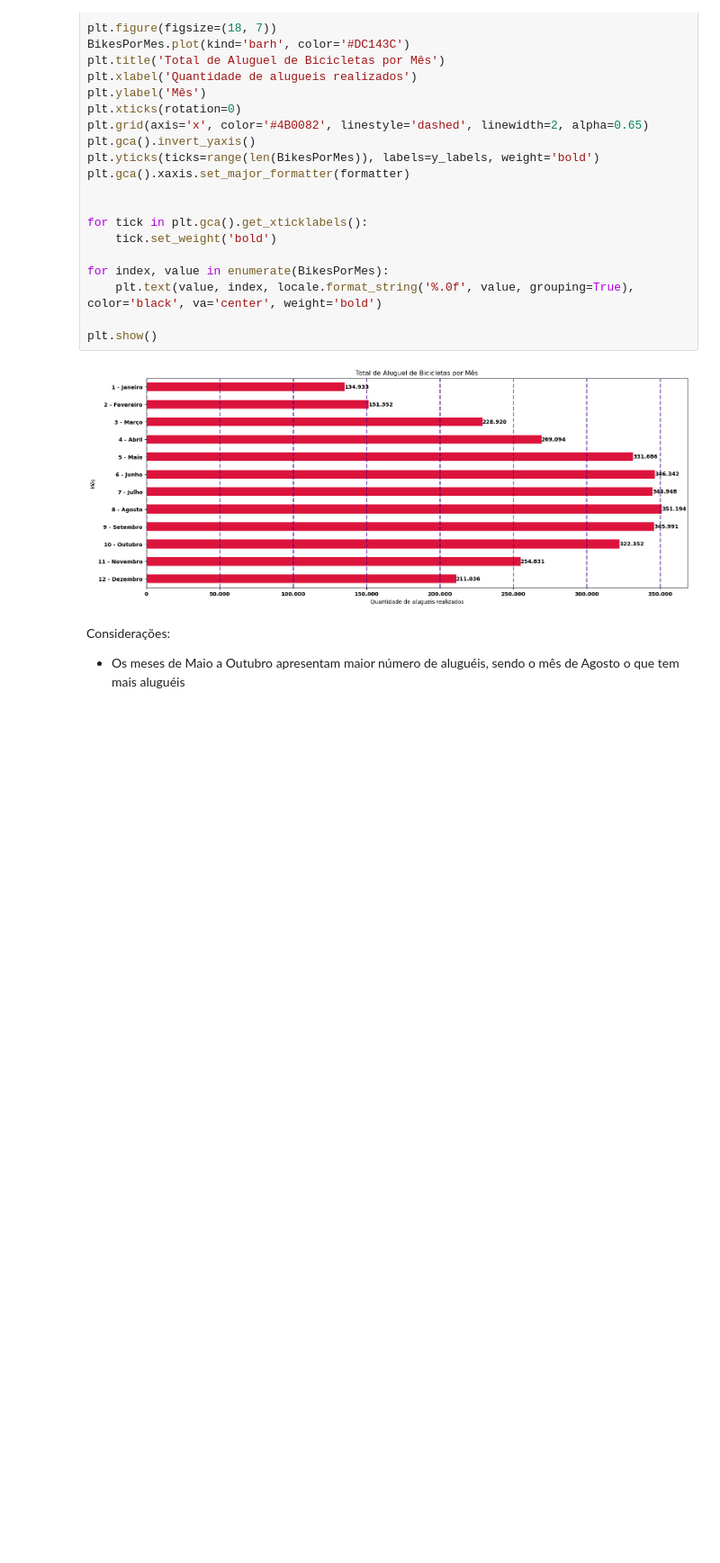
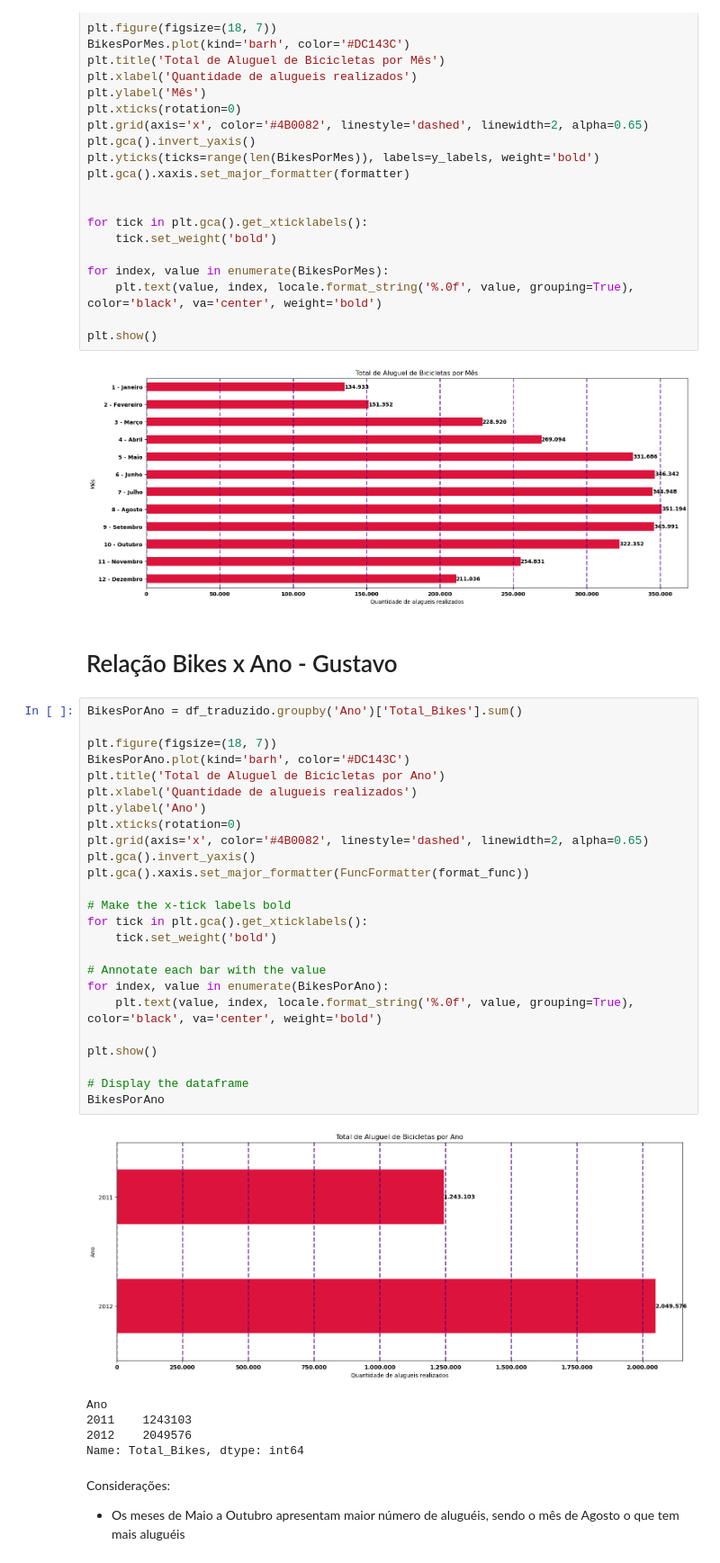
Before and after one commit to MarceloBindi30/A3_AnaliseDeDados, a Jupyter notebook: A3_Main.ipynb, the cells around one changed output. Shown at 90% size. Cells and saved outputs as stored; diff of their text form; blank space fills up the shorter version.

```diff
--- a/A3_Main.ipynb
+++ b/A3_Main.ipynb
@@ -459,6 +459,39 @@ for index, value in enumerate(BikesPorMes):
 plt.show()
 # %% [output]
 [figure]
+# %% [markdown]
+# Relação Bikes x Ano - Gustavo
+# %%
+BikesPorAno = df_traduzido.groupby('Ano')['Total_Bikes'].sum()
+
+plt.figure(figsize=(18, 7))
+BikesPorAno.plot(kind='barh', color='#DC143C')
+plt.title('Total de Aluguel de Bicicletas por Ano')
+plt.xlabel('Quantidade de alugueis realizados')
+plt.ylabel('Ano')
+plt.xticks(rotation=0)
+plt.grid(axis='x', color='#4B0082', linestyle='dashed', linewidth=2, alpha=0.65)
+plt.gca().invert_yaxis()
+plt.gca().xaxis.set_major_formatter(FuncFormatter(format_func))
+
+# Make the x-tick labels bold
+for tick in plt.gca().get_xticklabels():
+    tick.set_weight('bold')
+
+# Annotate each bar with the value
+for index, value in enumerate(BikesPorAno):
+    plt.text(value, index, locale.format_string('%.0f', value, grouping=True), color='black', va='center', weight='bold')
+
+plt.show()
+
+# Display the dataframe
+BikesPorAno
+# %% [output]
+[figure, added]
+Ano
+2011    1243103
+2012    2049576
+Name: Total_Bikes, dtype: int64
 # %% [markdown]
 Considerações:
 * Os meses de Maio a Outubro apresentam maior número de aluguéis, sendo o mês de Agosto o que tem mais aluguéis
```
Also changed, not shown: parts of 3 cells of this notebook.
